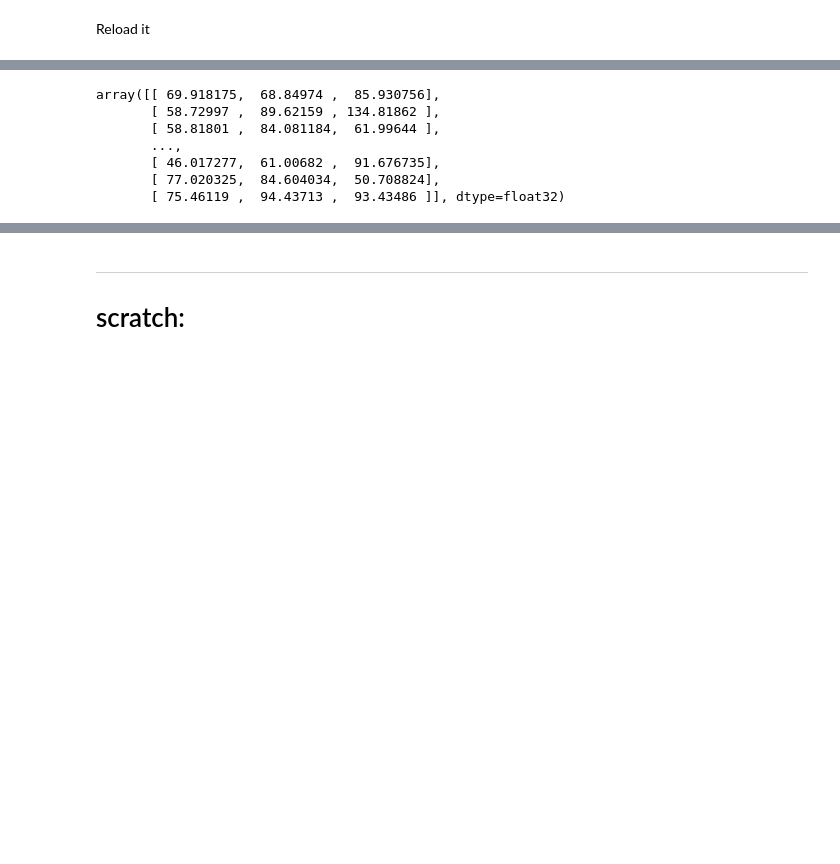
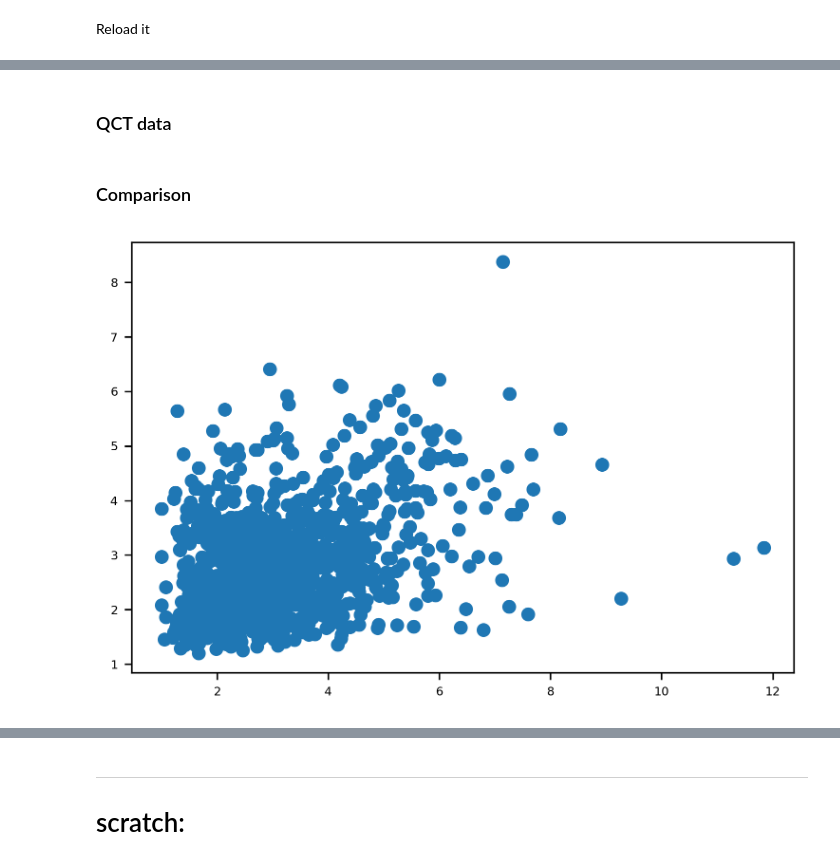
Before and after one commit to gianthk/pyfabric, a Jupyter notebook: notebooks/pyfabric_ex02_prox_femur_multires.ipynb, the cells around one changed output, grey strips where cells are left out. Cells and saved outputs as stored; diff of their text form; code cells hidden in the pictures; blank space fills up the shorter version.

```diff
--- a/notebooks/pyfabric_ex02_prox_femur_multires.ipynb
+++ b/notebooks/pyfabric_ex02_prox_femur_multires.ipynb
@@ -536,22 +556,43 @@ Run this section on high-resolution data!
 |-----|---------|
 | `to01(ROIACF)>ACF_threshold` | 04:38<00:00, 51.14it/s |
 | `envelope(to01andbinary(ROIACF, ACF_threshold))` | 04:15<00:00, 55.66it/s |
+# %%
+# pyfabric ACF parameters for HR-pQCT (0.303 mm)
+ROIsize = 20
+ACF_threshold=0.33
+ROIzoom=True
+zoom_size=14
+zoom_factor=2
+# %%
+evecs, radii, evals, fabric_comp, DA = pyfabric.fabric_pointset(data_3D,
+                                                                cells_bary/vs,
+                                                                ROIsize,
+                                                                ACF_threshold,
+                                                                ROIzoom,
+                                                                zoom_size,
+                                                                zoom_factor)
+# %% [markdown]
+### QCT data
 # %%
-# pyfabric ACF parameters
-ROIsize = 40
+# pyfabric ACF parameters for QCT (0.303 mm)
+ROIsize = 20
 ACF_threshold=0.33
 ROIzoom=True
-zoom_size=20
+zoom_size=14
 zoom_factor=2
 # %%
-evecs, radii, evals, fabric_comp, DA = pyfabric.fabric_pointset(data_3D, cells_bary/vs, ROIsize, ACF_threshold, ROIzoom, zoom_size, zoom_factor)
+evecs_QCT, radii_QCT, evals_QCT, fabric_comp_QCT, DA_QCT = pyfabric.fabric_pointset(data_3D_QCT,
+                                                                                    cells_bary_tr/vs_QCT,
+                                                                                    ROIsize,
+                                                                                    ACF_threshold,
+                                                                                    ROIzoom,
+                                                                                    zoom_size,
+                                                                                    zoom_factor)
-# %%
-cells_bary
-# %% [output]
-array([[ 69.918175,  68.84974 ,  85.930756],
-       [ 58.72997 ,  89.62159 , 134.81862 ],
-       [ 58.81801 ,  84.081184,  61.99644 ],
-       ...,
-       [ 46.017277,  61.00682 ,  91.676735],
-       [ 77.020325,  84.604034,  50.708824],
-       [ 75.46119 ,  94.43713 ,  93.43486 ]], dtype=float32)
+# %% [markdown]
+### Comparison
+# %%
+# plt.scatter(radii[:,2], radii_QCT[:,2], label='r3')
+plt.scatter(DA, DA_QCT, label='DA')
+plt.show()
+# %% [output]
+[figure, added]
```
Also changed, not shown: parts of 38 cells of this notebook.
